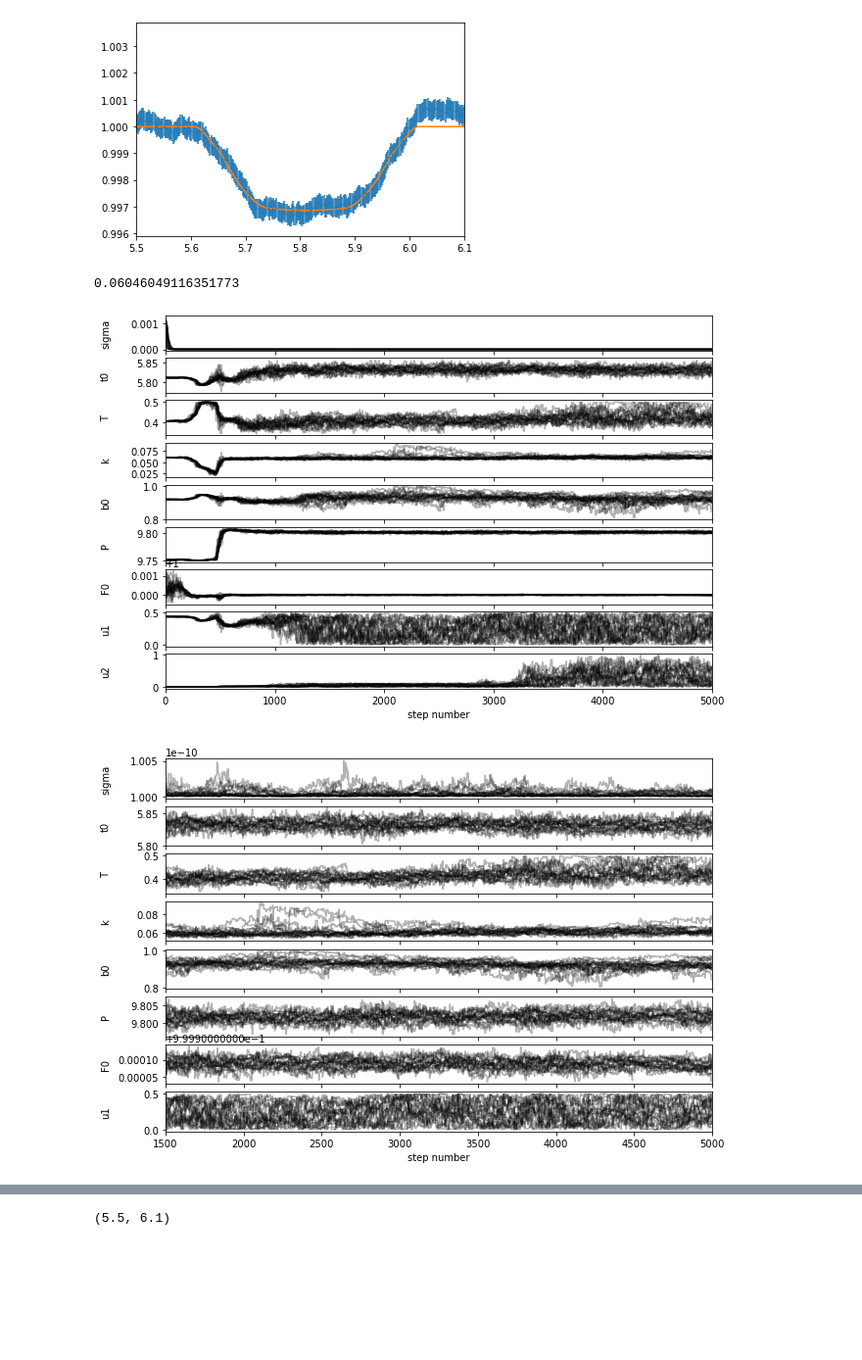
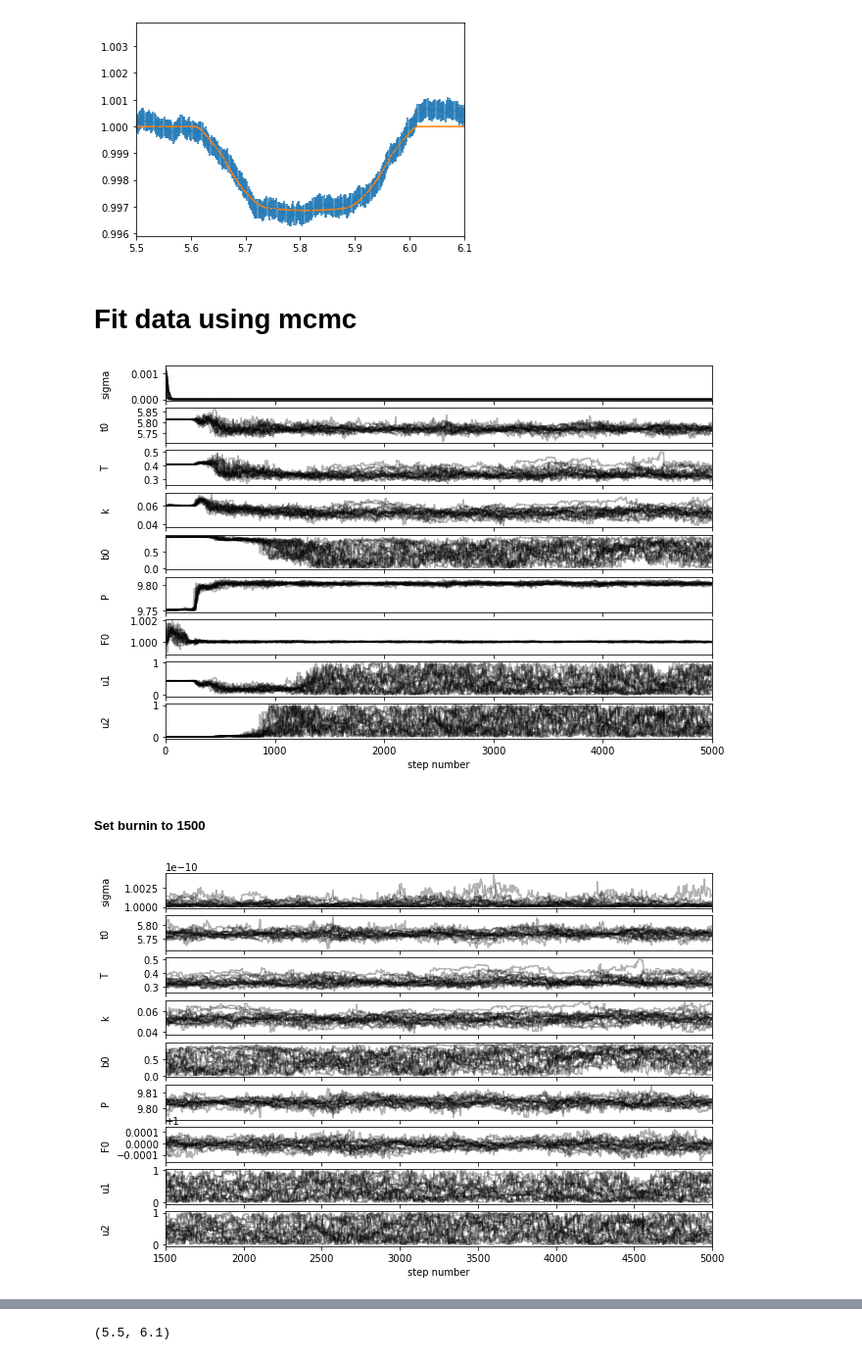
Before and after one commit to ykwang1/astr558-exoplanets, a Jupyter notebook: pset2/HW2.ipynb, the cells around one changed output, grey strips where cells are left out. Shown at 98% size. Cells and saved outputs as stored; diff of their text form; code cells hidden in the pictures; blank space fills up the shorter version.

```diff
--- a/pset2/HW2.ipynb
+++ b/pset2/HW2.ipynb
@@ -149,5 +187,7 @@ Smooth the folded lightcurve and fit using curve_fit from scipy.optimize.
 # %%
 t_fold, f1 = df['t']%(1/f_ls), df['smooth_f']
+# %%
+folded_inds = (df['t']%(1/f_ls)).sort_values().index
 # %%
 ts = (df['t']%(1/f_ls)).loc[folded_inds].values
 fs_raw = df['f'].loc[folded_inds].values
@@ -193,12 +240,8 @@ plt.xlim([5.5, 6.1])
 # %% [output]
 (5.5, 6.1)
 [figure]
-# %%
-f2, t0, T, k, b0, P, F0, u1, u2 = init
-# %%
-k
-# %% [output]
-0.06046049116351773
+# %% [markdown]
+# Fit data using mcmc
 # %%
 def log_likelihood(theta, t, f, f_err):
     # return gaussian log likelihood of data given model params theta
@@ -210,7 +253,7 @@ def log_likelihood(theta, t, f, f_err):
 def log_prior(theta):
     # return -inf if params outside of priors, else return 0
     # f2, t0, T, k, b0, P, F0, u1, u2 = theta
-    bounds = ([1e-10, 5.7, .2, .0001, 0,9.75, .998, 0, 0], [1e-2, 5.9, .5, .1, 1,9.85, 1.002, .5, 1])
+    bounds = ([1e-10, 5.7, .2, .0001, 0,9.75, .998, 0, 0], [1e-2, 5.9, .5, .1, 1,9.85, 1.002, 1, 1])
     if sum([bounds[0][i] < param < bounds[1][i] for i, param in enumerate(theta)]) == len(theta):
         return 0.0
     return -np.inf
@@ -233,7 +276,7 @@ nwalkers, ndim = pos.shape
 # run MCMC
 sampler = emcee.EnsembleSampler(
     nwalkers, ndim, log_probability,
-    args=(df['t'], df['smooth_f'], df['smooth_f_err'])
+    args=(df['t'], df['f'], df['f_err'])
 )
 sampler.run_mcmc(pos, 5000, progress=True);
 # %%
@@ -249,21 +292,23 @@ for i in range(9):
 
 axes[-1].set_xlabel("step number");
 # %% [output]
-[figure, old version]
+[figure, new version]
+# %% [markdown]
+##### Set burnin to 1500
 # %%
 burnin = 1500
-fig, axes = plt.subplots(8, figsize=(10, 7), sharex=True)
+fig, axes = plt.subplots(9, figsize=(10, 7), sharex=True)
 samples = sampler.get_chain(discard=burnin)
-for i in range(8):
+for i in range(9):
     ax = axes[i]
     ax.plot(range(burnin, burnin + len(samples)), samples[:, :, i], "k", alpha=0.3)
     ax.set_xlim(burnin, burnin + len(samples))
     ax.set_ylabel(labels[i])
     ax.yaxis.set_label_coords(-0.1, 0.5)
 
 axes[-1].set_xlabel("step number");
 # %% [output]
-[figure, old version]
+[figure, new version]
 # %%
 import corner
 
```
Also changed, not shown: parts of 34 cells of this notebook, 1 other file.
